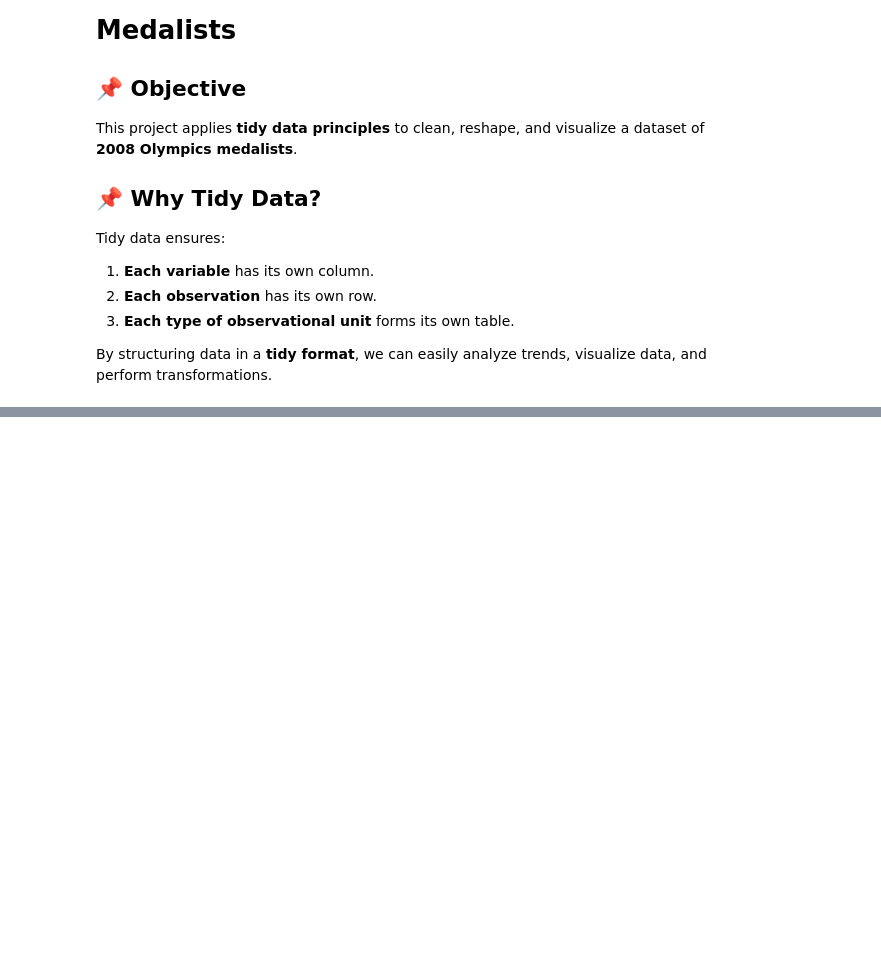
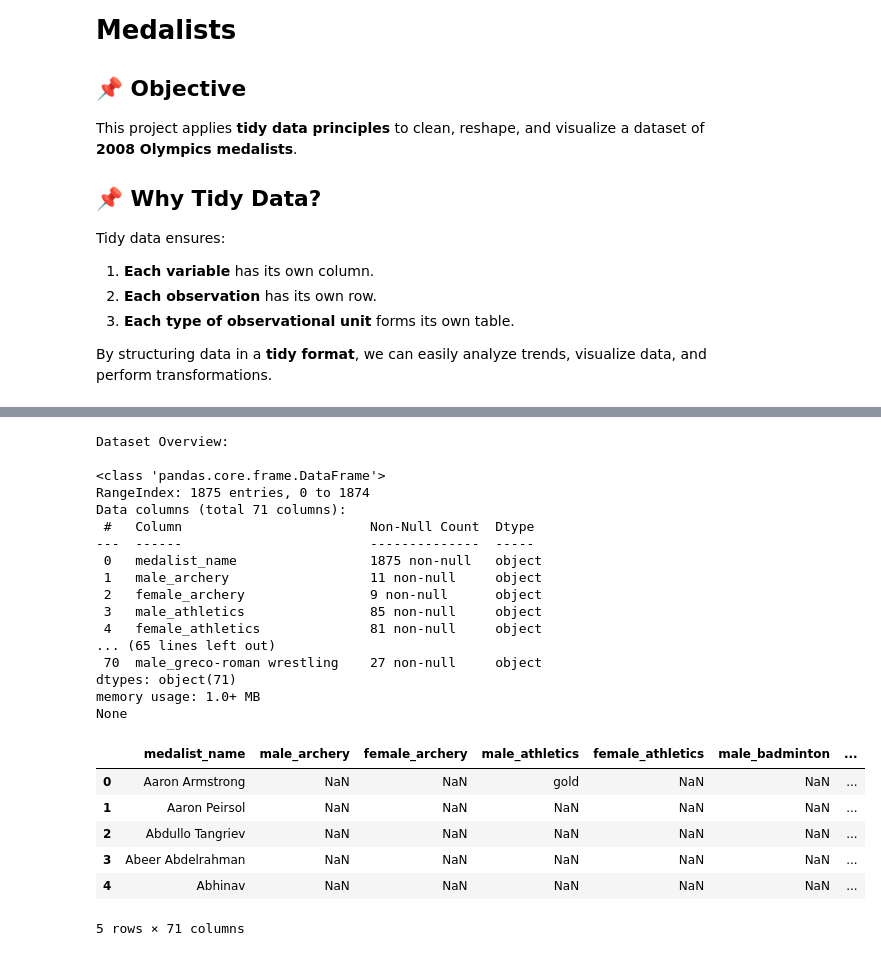
Before and after one commit to NDylee34/Lee-Python-Portfolio, a Jupyter notebook: TidyData-Project/main.ipynb, the cells around one changed output, grey strips where cells are left out. Saved outputs shown, nothing was run; the diff lists cells and outputs as text; code cells hidden in the pictures; blank space fills up the shorter version.

```diff
--- a/TidyData-Project/main.ipynb
+++ b/TidyData-Project/main.ipynb
@@ -12,0 +22,39 @@ By structuring data in a **tidy format**, we can easily analyze trends, visualiz
+# %%
+import pandas as pd
+import matplotlib.pyplot as plt
+import seaborn as sns
+
+# Loading data
+df = pd.read_csv("/Users/yujinlee/Library/CloudStorage/GoogleDrive-ylee34@nd.edu/My Drive/Junior/Semester II/Elements of Computing II/Lee-Python-Portfolio/TidyData-Project/data/olympics_08_medalists.csv")
+
+# Display basic info
+print("Dataset Overview:\n")
+print(df.info())
+
+# Display first few rows
+df.head()
+# %% [output]
+Dataset Overview:
+
+<class 'pandas.core.frame.DataFrame'>
+RangeIndex: 1875 entries, 0 to 1874
+Data columns (total 71 columns):
+ #   Column                        Non-Null Count  Dtype
+---  ------                        --------------  -----
+ 0   medalist_name                 1875 non-null   object
+ 1   male_archery                  11 non-null     object
+ 2   female_archery                9 non-null      object
+ 3   male_athletics                85 non-null     object
+ 4   female_athletics              81 non-null     object
+... (65 lines left out)
+ 70  male_greco-roman wrestling    27 non-null     object
+dtypes: object(71)
+memory usage: 1.0+ MB
+None
+|  | medalist_name | male_archery | female_archery | male_athletics | female_athletics | male_badminton | ... |
+| 0 | Aaron Armstrong | NaN | NaN | gold | NaN | NaN | ... |
+| 1 | Aaron Peirsol | NaN | NaN | NaN | NaN | NaN | ... |
+| 2 | Abdullo Tangriev | NaN | NaN | NaN | NaN | NaN | ... |
+| 3 | Abeer Abdelrahman | NaN | NaN | NaN | NaN | NaN | ... |
+| 4 | Abhinav | NaN | NaN | NaN | NaN | NaN | ... |
+5 rows × 71 columns
```
Also changed, not shown: parts of 13 cells of this notebook.
